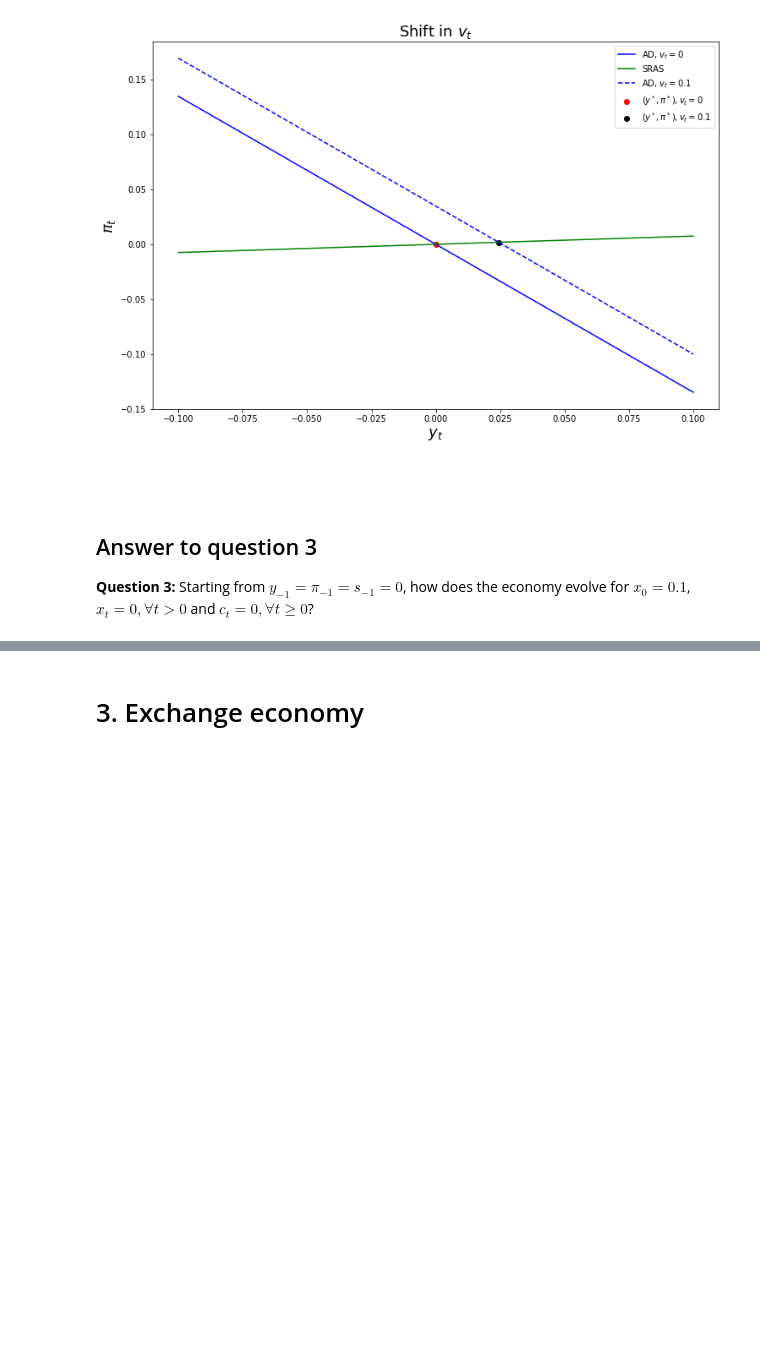
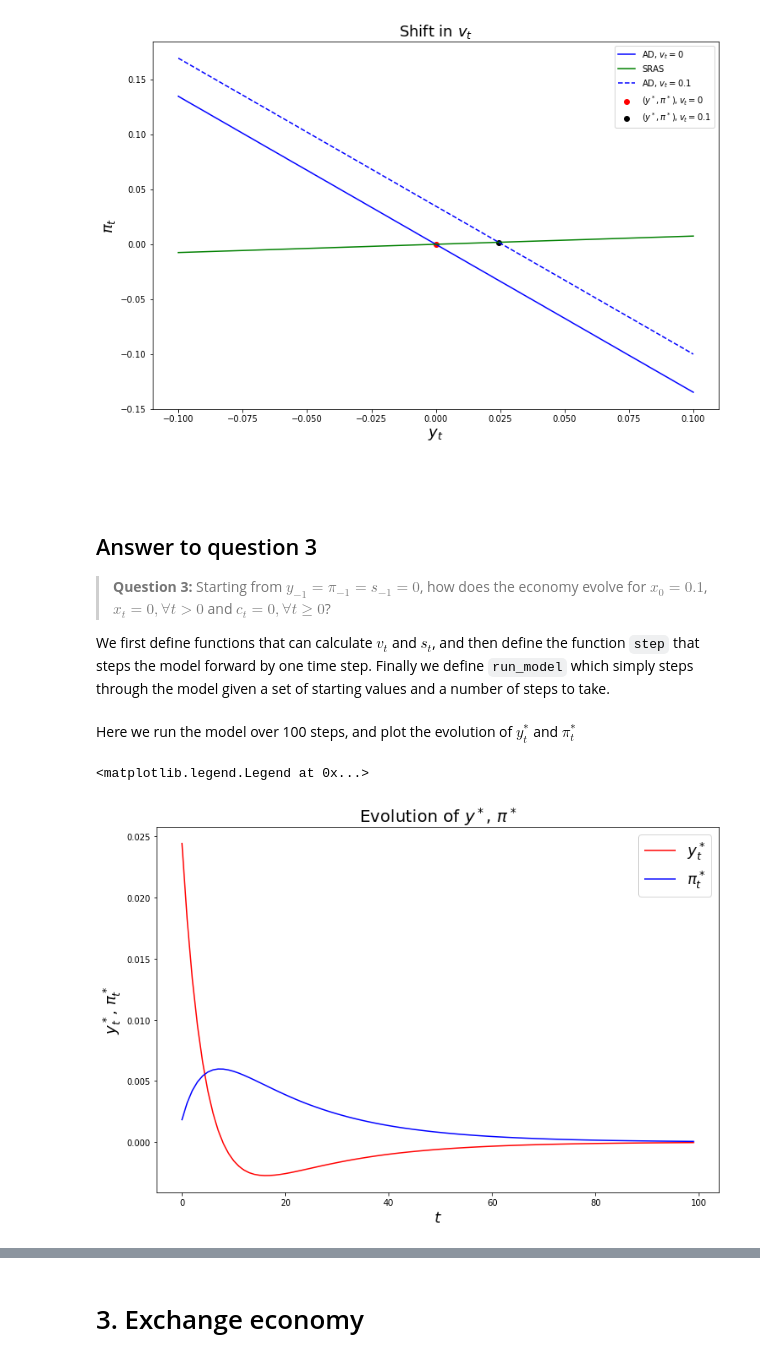
Before and after one commit to NumEconCopenhagen/projects-2019-remove-argv-0, a Jupyter notebook: examproject/exam_2019_kristian.ipynb, the cells around one changed output, grey strips where cells are left out. Drawn from its saved outputs; the diff is of its cells as text; code cells hidden in the pictures; blank space fills up the shorter version.

```diff
--- a/examproject/exam_2019_kristian.ipynb
+++ b/examproject/exam_2019_kristian.ipynb
@@ -532,4 +536,6 @@ plt.show()
 
 ## Answer to question 3
 
-**Question 3:** Starting from $y_{-1} = \pi_{-1} = s_{-1} = 0$, how does the economy evolve for $x_0 = 0.1$, $x_t = 0, \forall t > 0$ and $c_t = 0, \forall t \geq 0$?
+> **Question 3:** Starting from $y_{-1} = \pi_{-1} = s_{-1} = 0$, how does the economy evolve for $x_0 = 0.1$, $x_t = 0, \forall t > 0$ and $c_t = 0, \forall t \geq 0$?
+
+We first define functions that can calculate $v_t$ and $s_t$, and then define the function `step` that steps the model forward by one time step. Finally we define `run_model` which simply steps through the model given a set of starting values and a number of steps to take.
@@ -535,0 +577,29 @@ plt.show()
+# %% [markdown]
+Here we run the model over 100 steps, and plot the evolution of $y^*_t$ and $\pi^*_t$
+# %%
+CC = np.zeros(shape = 100)
+XX = np.zeros(shape = 100)
+XX[0] = 0.1
+
+
+yy, pipi = run_model(X = XX,
+                     C = CC,
+                     y = 0,
+                     pi = 0,
+                     s = 0,
+                     v = 0,
+                     n_steps = 100)
+
+
+fig, ax = plt.subplots(figsize = (12,8))
+
+ax.plot(yy, color = 'red', label= '$y^*_t$')
+ax.plot(pipi, color = 'blue', label = '$\pi^*_t$')
+
+ax.set_xlabel('$t$', fontsize = 18)
+ax.set_ylabel('$y^*_t$, $\pi^*_t$', fontsize = 18)
+ax.set_title("Evolution of $y^*$, $\pi^*$", fontsize = 20)
+ax.legend(fontsize = 18)
+# %% [output]
+<matplotlib.legend.Legend at 0x...>
+[figure, added]
```
Also changed, not shown: parts of 10 cells of this notebook.
